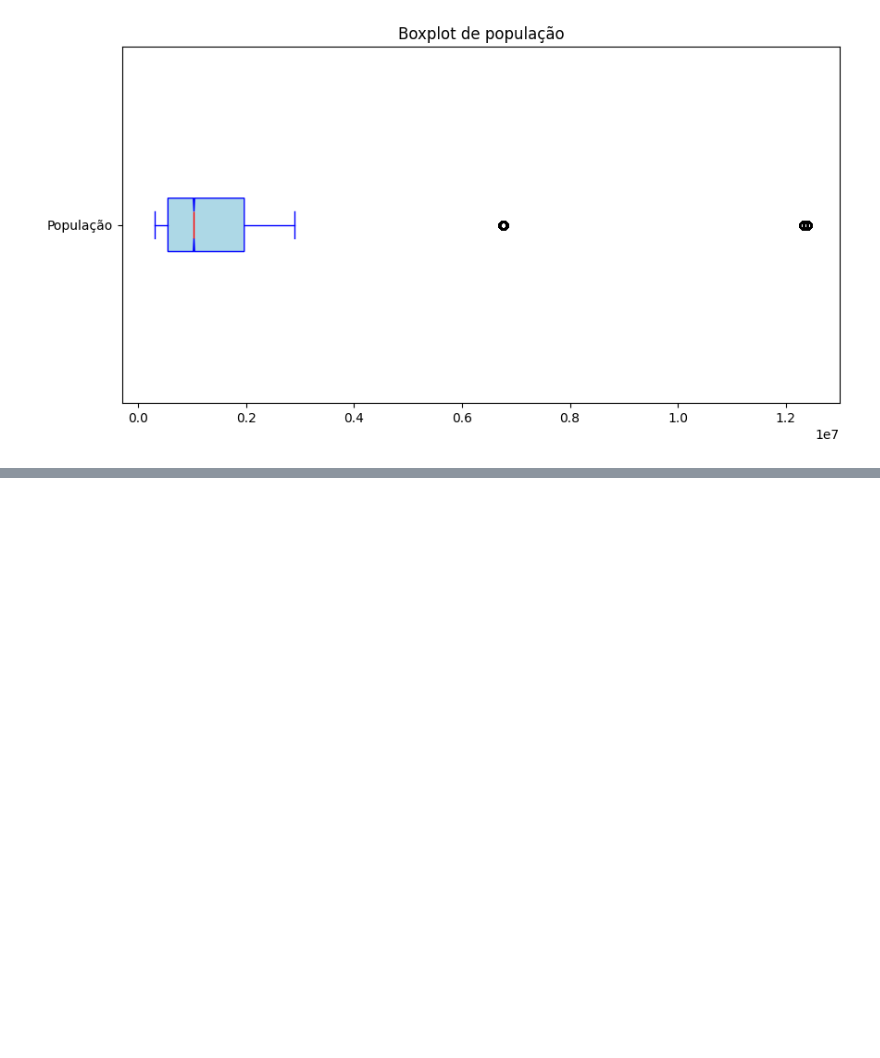
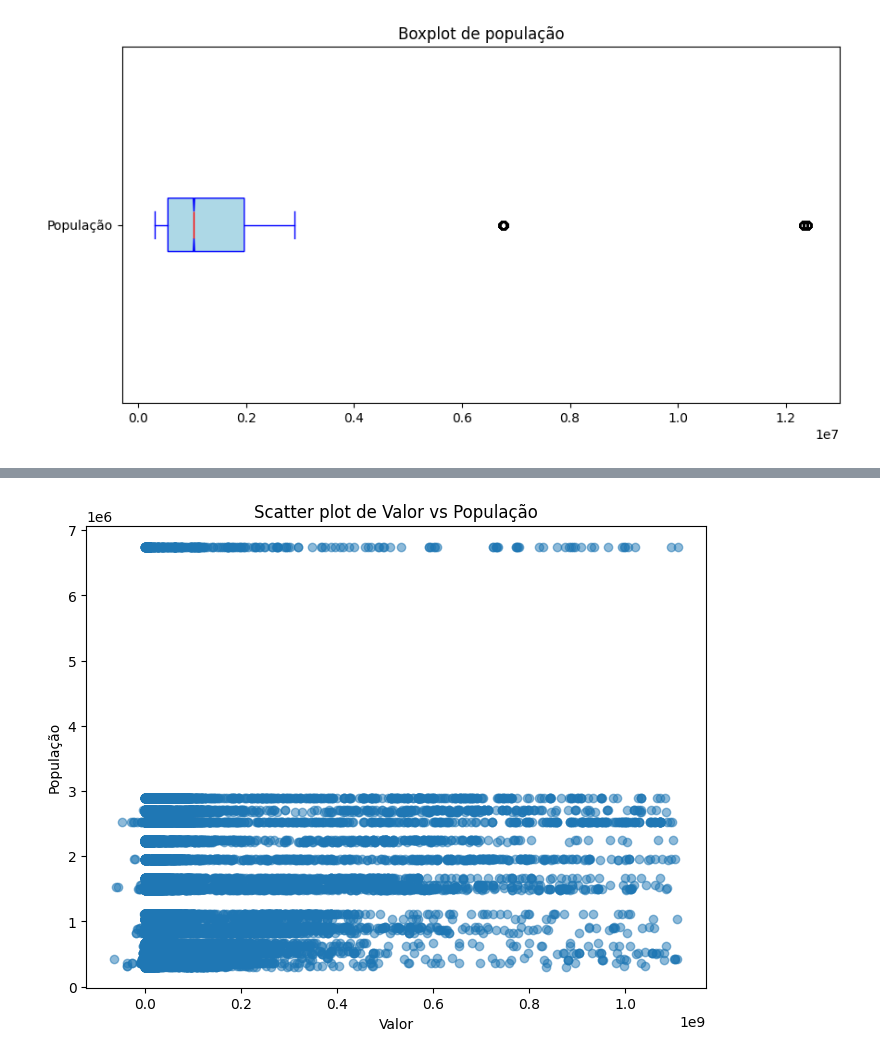
Before and after one commit to juliajgmb/projeto_icd, a Jupyter notebook: analise_inicial.ipynb, the cells around one changed output, grey strips where cells are left out. Drawn from its saved outputs; the diff is of its cells as text; code cells hidden in the pictures; blank space fills up the shorter version.

```diff
--- a/analise_inicial.ipynb
+++ b/analise_inicial.ipynb
@@ -205,0 +262,14 @@ dataset_copia = dataset_copia[(dados['População'] < dados['População'].quant
+# %%
+coluna_y = 'População'
+coluna_x = 'Valor'
+
+plt.figure(figsize=(8, 6))  # define o tamanho da figura
+plt.scatter(dataset_copiaNumerico[coluna_x], dataset_copiaNumerico[coluna_y], alpha=0.5) # alpha para controlar a escala
+plt.xlabel(coluna_x)
+plt.ylabel(coluna_y)
+plt.title(f'Scatter plot de {coluna_x} vs {coluna_y}')
+plt.show()
+
+# No gráfico a seguir, sao duas colunas com a maior correlação possivel do dataset, que são população e valor:
+# %% [output]
+[figure, added]
```
Also changed, not shown: parts of 6 cells of this notebook.
